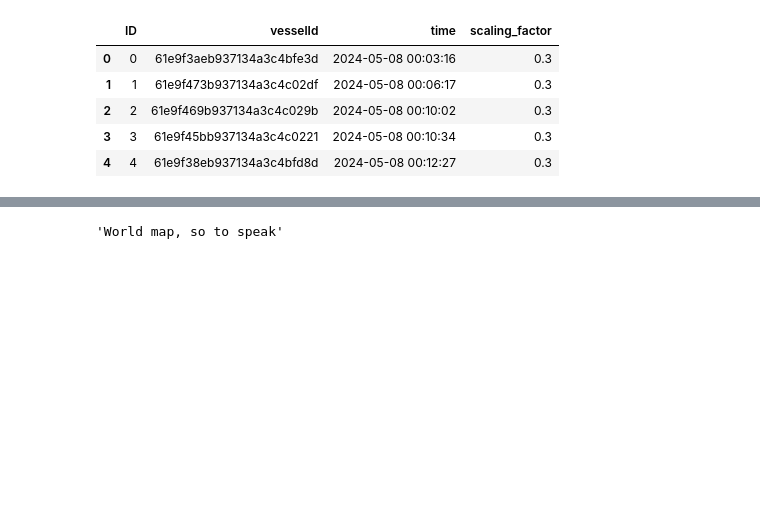
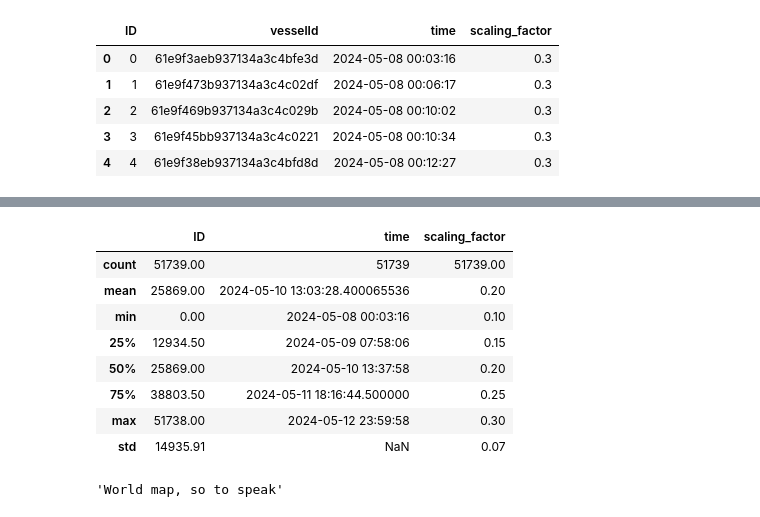
Before and after one commit to gunhamn/public, a Jupyter notebook: ML_NTNU/2024/Project materials/eda.ipynb, the cells around one changed output, grey strips where cells are left out. Saved outputs shown, nothing was run; the diff lists cells and outputs as text; code cells hidden in the pictures; blank space fills up the shorter version.

```diff
--- a/ML_NTNU/2024/Project materials/eda.ipynb
+++ b/ML_NTNU/2024/Project materials/eda.ipynb
@@ -52,3 +69,17 @@ ais_train.head(10)
+# %%
+# Show number, not 	1.522065e+06
+pd.set_option('display.float_format', lambda x: '%.2f' % x)
+ais_test.describe()
+# %% [output]
+|  | ID | time | scaling_factor |
+| count | 51739.00 | 51739 | 51739.00 |
+| mean | 25869.00 | 2024-05-10 13:03:28.400065536 | 0.20 |
+| min | 0.00 | 2024-05-08 00:03:16 | 0.10 |
+| 25% | 12934.50 | 2024-05-09 07:58:06 | 0.15 |
+| 50% | 25869.00 | 2024-05-10 13:37:58 | 0.20 |
+| 75% | 38803.50 | 2024-05-11 18:16:44.500000 | 0.25 |
+| max | 51738.00 | 2024-05-12 23:59:58 | 0.30 |
+| std | 14935.91 | NaN | 0.07 |
 # %%
 # Visualize vessel 61e9f3aeb937134a3c4bfe3d
 ais_train.plot(x='longitude', y='latitude', kind='scatter')
```
Also changed, not shown: parts of 4 cells of this notebook, 2 other files.
